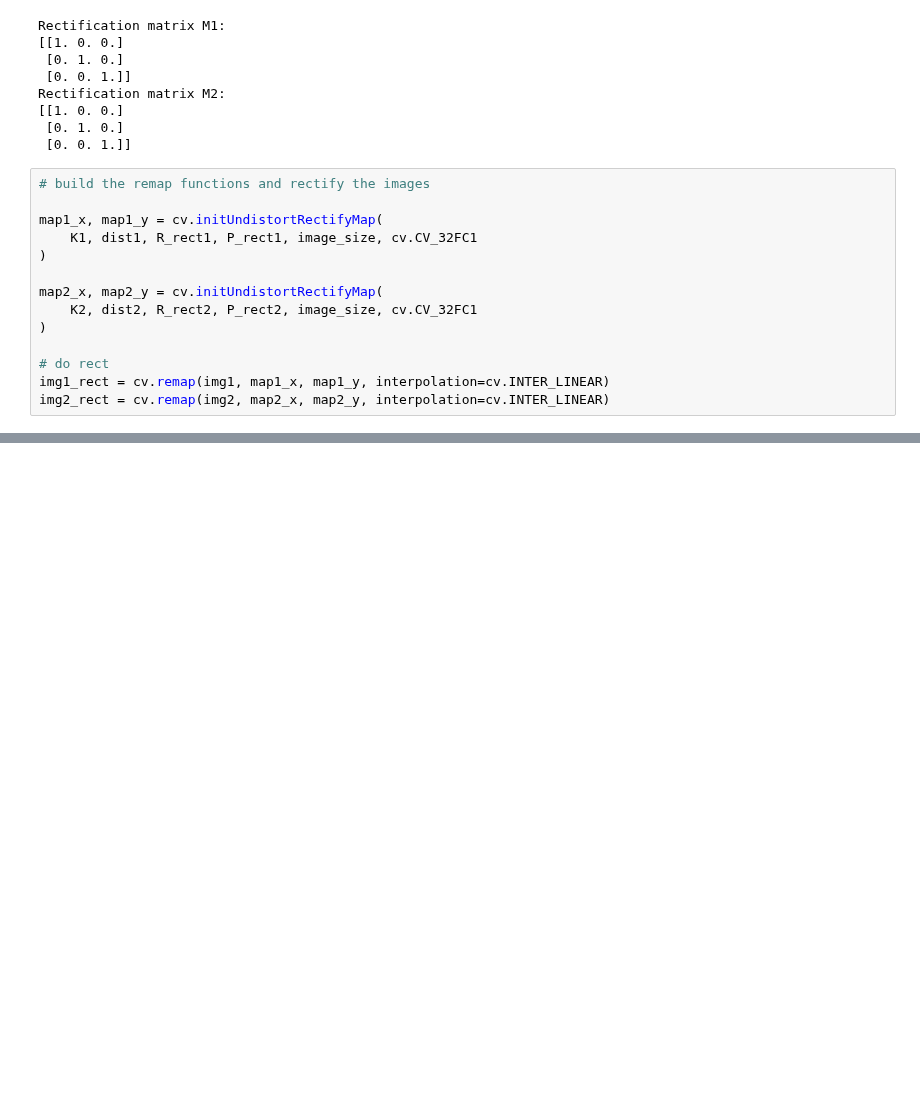
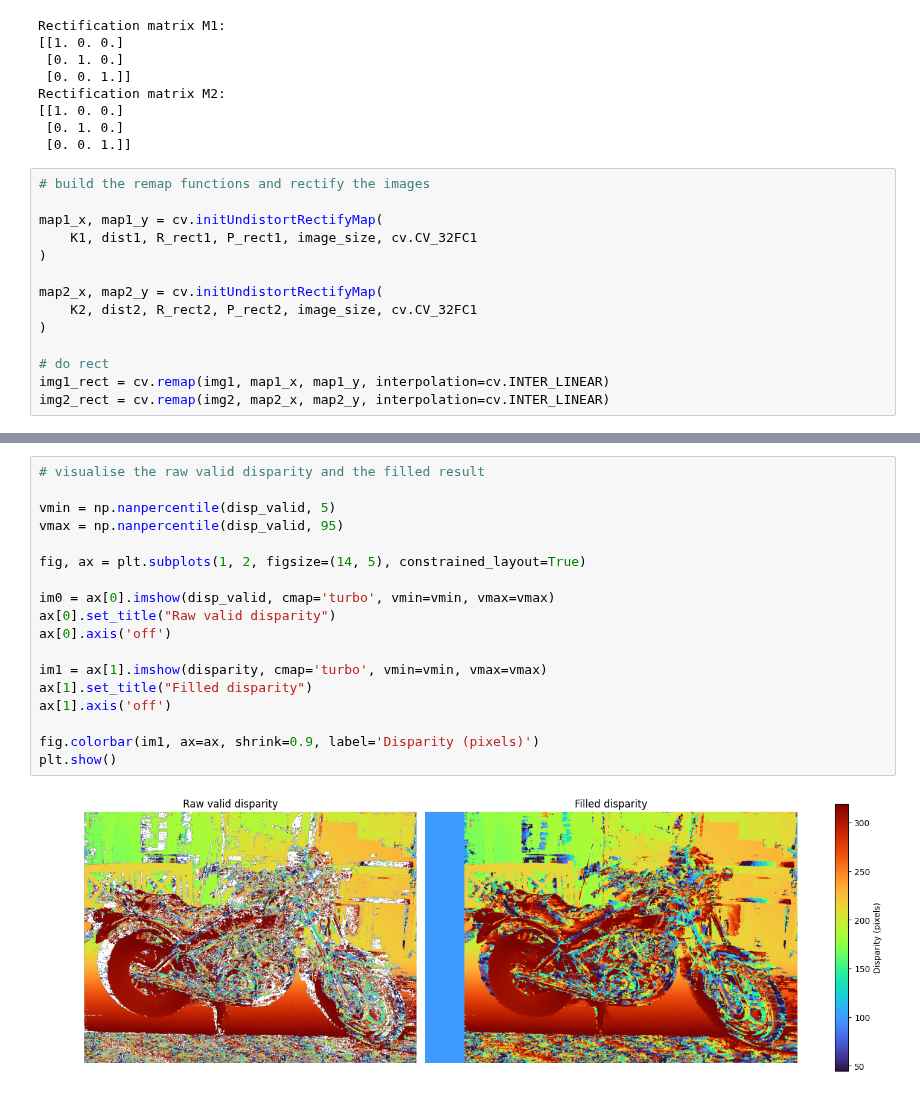
Before and after one commit to Luk446/MachineVisionPractice, a Jupyter notebook: 3d_reconstruction_motion_estimation.ipynb, the cells around one changed output, grey strips where cells are left out. Cells and saved outputs as stored; diff of their text form; blank space fills up the shorter version.

Commit message:
build disparity visulisations

```diff
--- a/3d_reconstruction_motion_estimation.ipynb
+++ b/3d_reconstruction_motion_estimation.ipynb
@@ -590,0 +703,20 @@ img2_rect = cv.remap(img2, map2_x, map2_y, interpolation=cv.INTER_LINEAR)
+# %%
+# visualise the raw valid disparity and the filled result
+
+vmin = np.nanpercentile(disp_valid, 5)
+vmax = np.nanpercentile(disp_valid, 95)
+
+fig, ax = plt.subplots(1, 2, figsize=(14, 5), constrained_layout=True)
+
+im0 = ax[0].imshow(disp_valid, cmap='turbo', vmin=vmin, vmax=vmax)
+ax[0].set_title("Raw valid disparity")
+ax[0].axis('off')
+
+im1 = ax[1].imshow(disparity, cmap='turbo', vmin=vmin, vmax=vmax)
+ax[1].set_title("Filled disparity")
+ax[1].axis('off')
+
+fig.colorbar(im1, ax=ax, shrink=0.9, label='Disparity (pixels)')
+plt.show()
+# %% [output]
+[figure, added]
```
Also changed, not shown: parts of 3 cells of this notebook.
